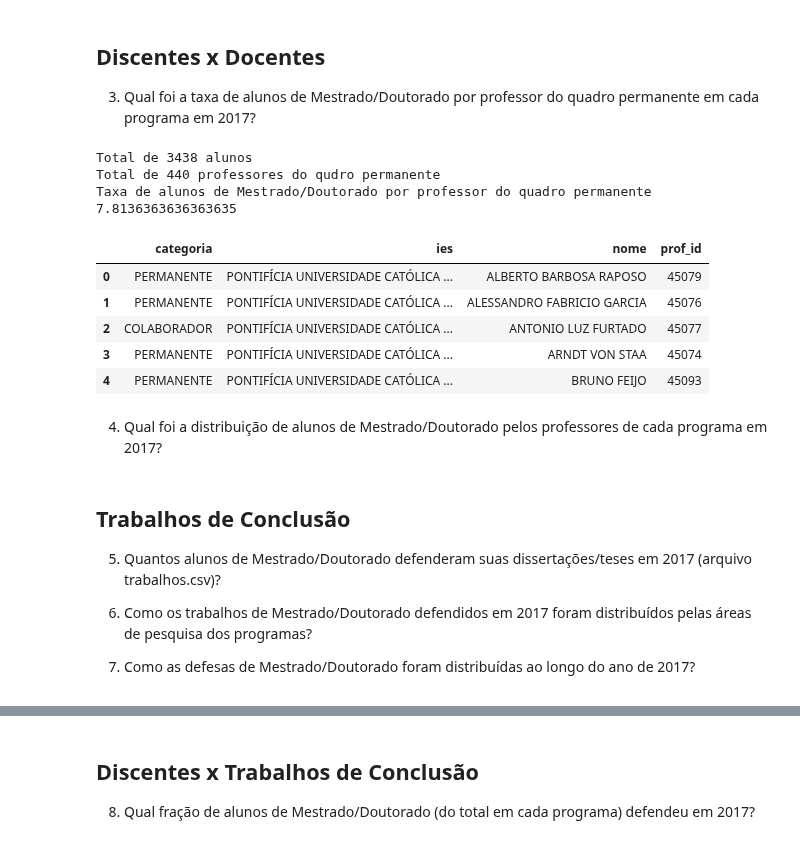
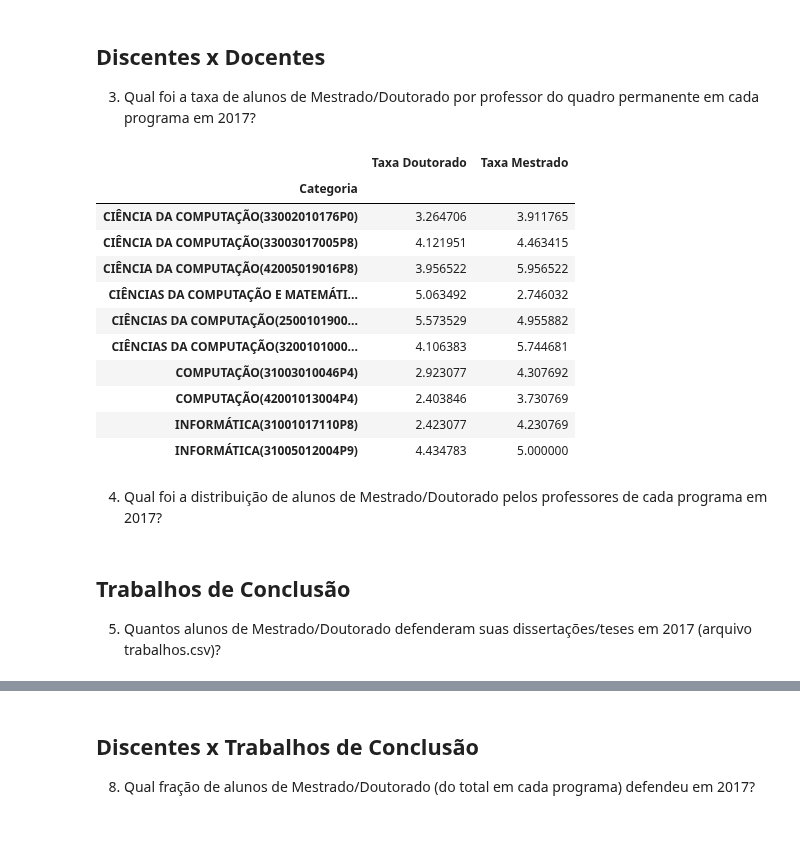
Before and after one commit to Pedalves/DataScience, a Jupyter notebook: CAPES/T1.1 Enunciado - Analise descritiva de dados de PG.ipynb, the cells around one changed output, grey strips where cells are left out. Saved outputs shown, nothing was run; the diff lists cells and outputs as text; code cells hidden in the pictures.

```diff
--- a/CAPES/T1.1 Enunciado - Analise descritiva de dados de PG.ipynb
+++ b/CAPES/T1.1 Enunciado - Analise descritiva de dados de PG.ipynb
@@ -105,8 +105,9 @@ discentes_categ_df.head()
 | 3 | PERMANENTE | ARNDT VON STAA | INFORMÁTICA(31005012004P9) |
 | 4 | PERMANENTE | CARLOS JOSE PEREIRA DE LUCENA | INFORMÁTICA(31005012004P9) |
 # %%
-permanentes = discentes_categ_df[discentes_categ_df.categoria=='PERMANENTE'].programa.value_counts().sort_index()
-permanentes
+profs_permanentes = discentes_categ_df[
+    discentes_categ_df.categoria=='PERMANENTE'].programa.value_counts().sort_index()
+profs_permanentes
 # %% [output]
 CIÊNCIA DA COMPUTAÇÃO(33002010176P0)                                34
 CIÊNCIA DA COMPUTAÇÃO(33003017005P8)                                41
@@ -198,6 +199,7 @@ array(['INFORMÁTICA(31005012004P9)',
 # %%
-mestrado = discentes_pos_df[discentes_pos_df.nivel=='Mestrado'].programa.value_counts().sort_index()
-mestrado
+# Mestrado
+alunos_mestrado = discentes_pos_df[discentes_pos_df.nivel=='Mestrado'].programa.value_counts().sort_index()
+alunos_mestrado
 # %% [output]
 CIÊNCIA DA COMPUTAÇÃO(33002010176P0)                                133
 CIÊNCIA DA COMPUTAÇÃO(33003017005P8)                                183
@@ -215,6 +215,7 @@ Name: programa, dtype: int64
 # %%
-doutorado = discentes_pos_df[discentes_pos_df.nivel=='Doutorado'].programa.value_counts().sort_index()
-doutorado
+# Doutorado
+alunos_doutorado = discentes_pos_df[discentes_pos_df.nivel=='Doutorado'].programa.value_counts().sort_index()
+alunos_doutorado
 # %% [output]
 CIÊNCIA DA COMPUTAÇÃO(33002010176P0)                                111
 CIÊNCIA DA COMPUTAÇÃO(33003017005P8)                                169
@@ -261,29 +258,24 @@ discentes_pos_df = discentes_df[discentes_df.nivel.isin(["Mestrado", "Doutorado"
-# %%
-alunos = set(discentes_pos_df.discente_id)
-professores = set(docentes_df[docentes_df.categoria=='PERMANENTE'].prof_id)
-
-print('Total de {} alunos'.format(len(alunos)))
-print('Total de {} professores do qudro permanente'.format(len(professores)))
-print('Taxa de alunos de Mestrado/Doutorado por professor do quadro permanente {}'.format(len(alunos)/len(professores)))
-# %% [output]
-Total de 3438 alunos
-Total de 440 professores do qudro permanente
-Taxa de alunos de Mestrado/Doutorado por professor do quadro permanente 7.8136363636363635
-# %%
-docentes_df.head()
-# %% [output]
-|  | categoria | ies | nome | prof_id |
-| 0 | PERMANENTE | PONTIFÍCIA UNIVERSIDADE CATÓLICA ... | ALBERTO BARBOSA RAPOSO | 45079 |
-| 1 | PERMANENTE | PONTIFÍCIA UNIVERSIDADE CATÓLICA ... | ALESSANDRO FABRICIO GARCIA | 45076 |
-| 2 | COLABORADOR | PONTIFÍCIA UNIVERSIDADE CATÓLICA ... | ANTONIO LUZ FURTADO | 45077 |
-| 3 | PERMANENTE | PONTIFÍCIA UNIVERSIDADE CATÓLICA ... | ARNDT VON STAA | 45074 |
-| 4 | PERMANENTE | PONTIFÍCIA UNIVERSIDADE CATÓLICA ... | BRUNO FEIJO | 45093 |
+# %%
+taxa_df = pd.DataFrame({'Taxa Mestrado': alunos_mestrado/profs_permanentes,
+                        'Taxa Doutorado': alunos_doutorado/profs_permanentes}, index=alunos_mestrado.keys())
+taxa_df.index.name = 'Categoria'
+
+taxa_df
+# %% [output]
+|  | Taxa Doutorado | Taxa Mestrado |
+| Categoria |  |  |
+| CIÊNCIA DA COMPUTAÇÃO(33002010176P0) | 3.264706 | 3.911765 |
+| CIÊNCIA DA COMPUTAÇÃO(33003017005P8) | 4.121951 | 4.463415 |
+| CIÊNCIA DA COMPUTAÇÃO(42005019016P8) | 3.956522 | 5.956522 |
+| CIÊNCIAS DA COMPUTAÇÃO E MATEMÁTI... | 5.063492 | 2.746032 |
+| CIÊNCIAS DA COMPUTAÇÃO(2500101900... | 5.573529 | 4.955882 |
+| CIÊNCIAS DA COMPUTAÇÃO(3200101000... | 4.106383 | 5.744681 |
+| COMPUTAÇÃO(31003010046P4) | 2.923077 | 4.307692 |
+| COMPUTAÇÃO(42001013004P4) | 2.403846 | 3.730769 |
+| INFORMÁTICA(31001017110P8) | 2.423077 | 4.230769 |
+| INFORMÁTICA(31005012004P9) | 4.434783 | 5.000000 |
 # %% [markdown]
 4) Qual foi a distribuição de alunos de Mestrado/Doutorado pelos professores de cada programa em 2017?
 # %% [markdown]
 ## Trabalhos de Conclusão
 5) Quantos alunos de Mestrado/Doutorado defenderam suas dissertações/teses em 2017 (arquivo trabalhos.csv)?
-
-6) Como os trabalhos de Mestrado/Doutorado defendidos em 2017 foram distribuídos pelas áreas de pesquisa dos programas?
-
-7) Como as defesas de Mestrado/Doutorado foram distribuídas ao longo do ano de 2017?
```
Also changed, not shown: parts of 26 cells of this notebook.
